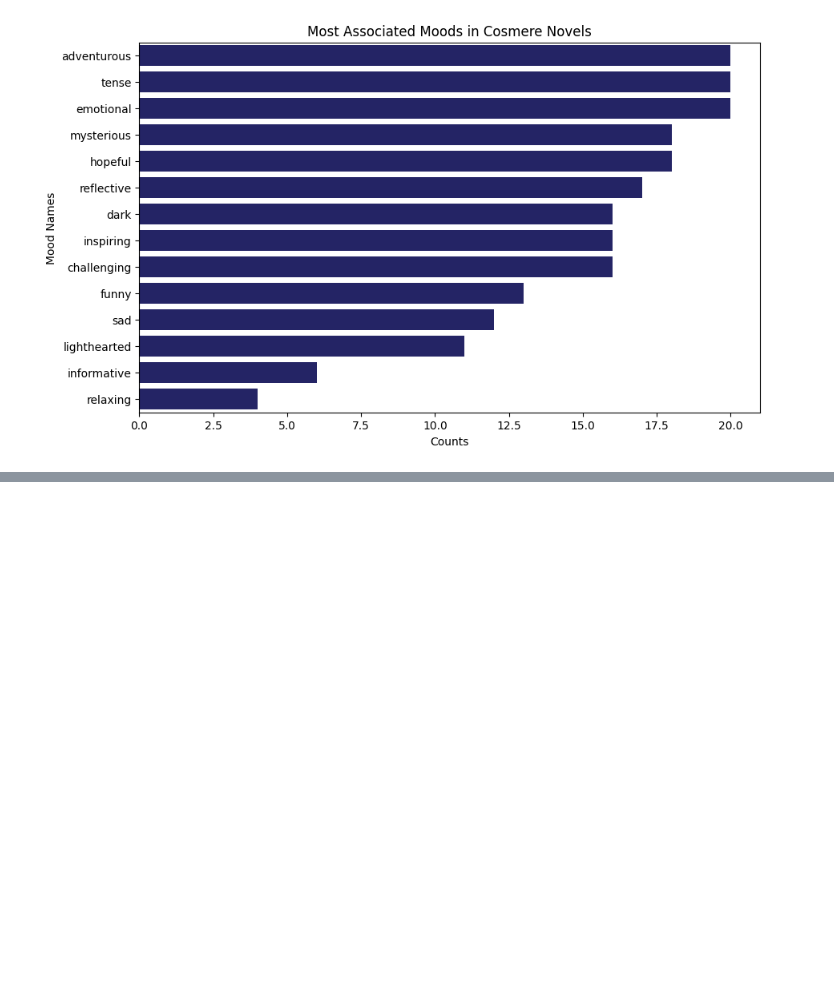
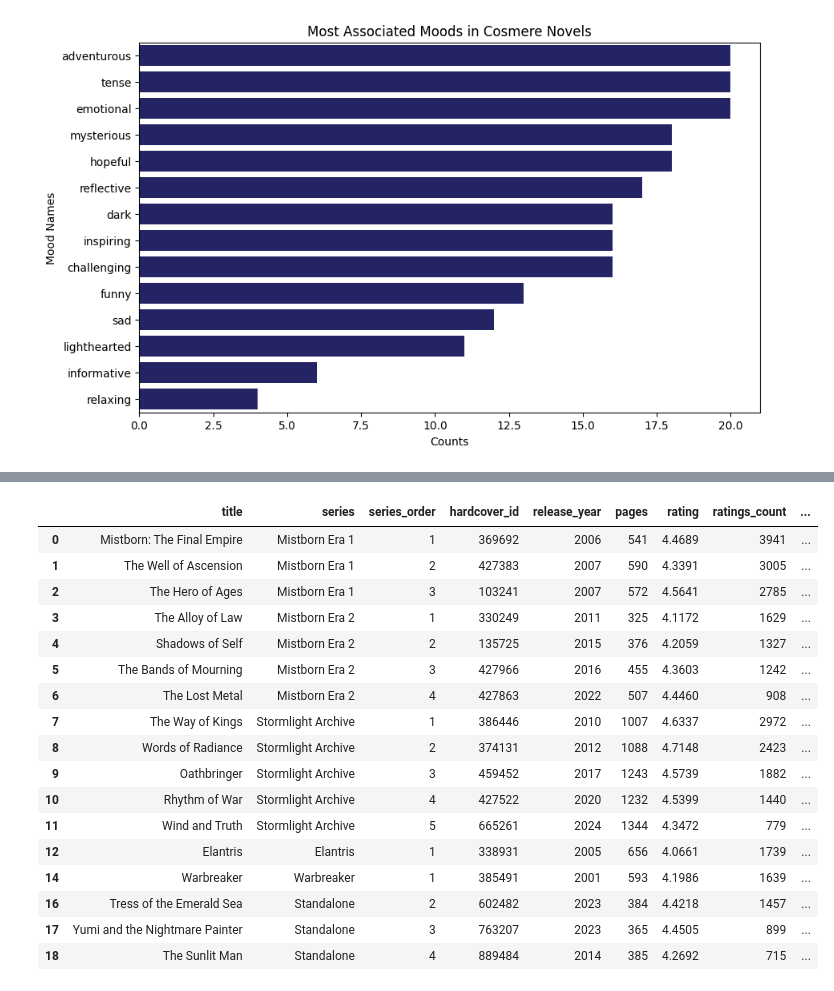
Before and after one commit to VishPetkar13/cosmere-analytics, a Jupyter notebook: notebooks/02_eda.ipynb, the cells around one changed output, grey strips where cells are left out. Cells and saved outputs as stored; diff of their text form; code cells hidden in the pictures; blank space fills up the shorter version.

```diff
--- a/notebooks/02_eda.ipynb
+++ b/notebooks/02_eda.ipynb
@@ -85,0 +117,22 @@ plt.show()
+# %%
+novel_df = df[df["story_type"]=="novel"]
+novel_df
+# %% [output]
+|  | title | series | series_order | hardcover_id | release_year | pages | rating | ratings_count | ... |
+| 0 | Mistborn: The Final Empire | Mistborn Era 1 | 1 | 369692 | 2006 | 541 | 4.4689 | 3941 | ... |
+| 1 | The Well of Ascension | Mistborn Era 1 | 2 | 427383 | 2007 | 590 | 4.3391 | 3005 | ... |
+| 2 | The Hero of Ages | Mistborn Era 1 | 3 | 103241 | 2007 | 572 | 4.5641 | 2785 | ... |
+| 3 | The Alloy of Law | Mistborn Era 2 | 1 | 330249 | 2011 | 325 | 4.1172 | 1629 | ... |
+| 4 | Shadows of Self | Mistborn Era 2 | 2 | 135725 | 2015 | 376 | 4.2059 | 1327 | ... |
+| 5 | The Bands of Mourning | Mistborn Era 2 | 3 | 427966 | 2016 | 455 | 4.3603 | 1242 | ... |
+| 6 | The Lost Metal | Mistborn Era 2 | 4 | 427863 | 2022 | 507 | 4.4460 | 908 | ... |
+| 7 | The Way of Kings | Stormlight Archive | 1 | 386446 | 2010 | 1007 | 4.6337 | 2972 | ... |
+| 8 | Words of Radiance | Stormlight Archive | 2 | 374131 | 2012 | 1088 | 4.7148 | 2423 | ... |
+| 9 | Oathbringer | Stormlight Archive | 3 | 459452 | 2017 | 1243 | 4.5739 | 1882 | ... |
+| 10 | Rhythm of War | Stormlight Archive | 4 | 427522 | 2020 | 1232 | 4.5399 | 1440 | ... |
+| 11 | Wind and Truth | Stormlight Archive | 5 | 665261 | 2024 | 1344 | 4.3472 | 779 | ... |
+| 12 | Elantris | Elantris | 1 | 338931 | 2005 | 656 | 4.0661 | 1739 | ... |
+| 14 | Warbreaker | Warbreaker | 1 | 385491 | 2001 | 593 | 4.1986 | 1639 | ... |
+| 16 | Tress of the Emerald Sea | Standalone | 2 | 602482 | 2023 | 384 | 4.4218 | 1457 | ... |
+| 17 | Yumi and the Nightmare Painter | Standalone | 3 | 763207 | 2023 | 365 | 4.4505 | 899 | ... |
+| 18 | The Sunlit Man | Standalone | 4 | 889484 | 2014 | 385 | 4.2692 | 715 | ... |
```
Also changed, not shown: parts of 4 cells of this notebook.
